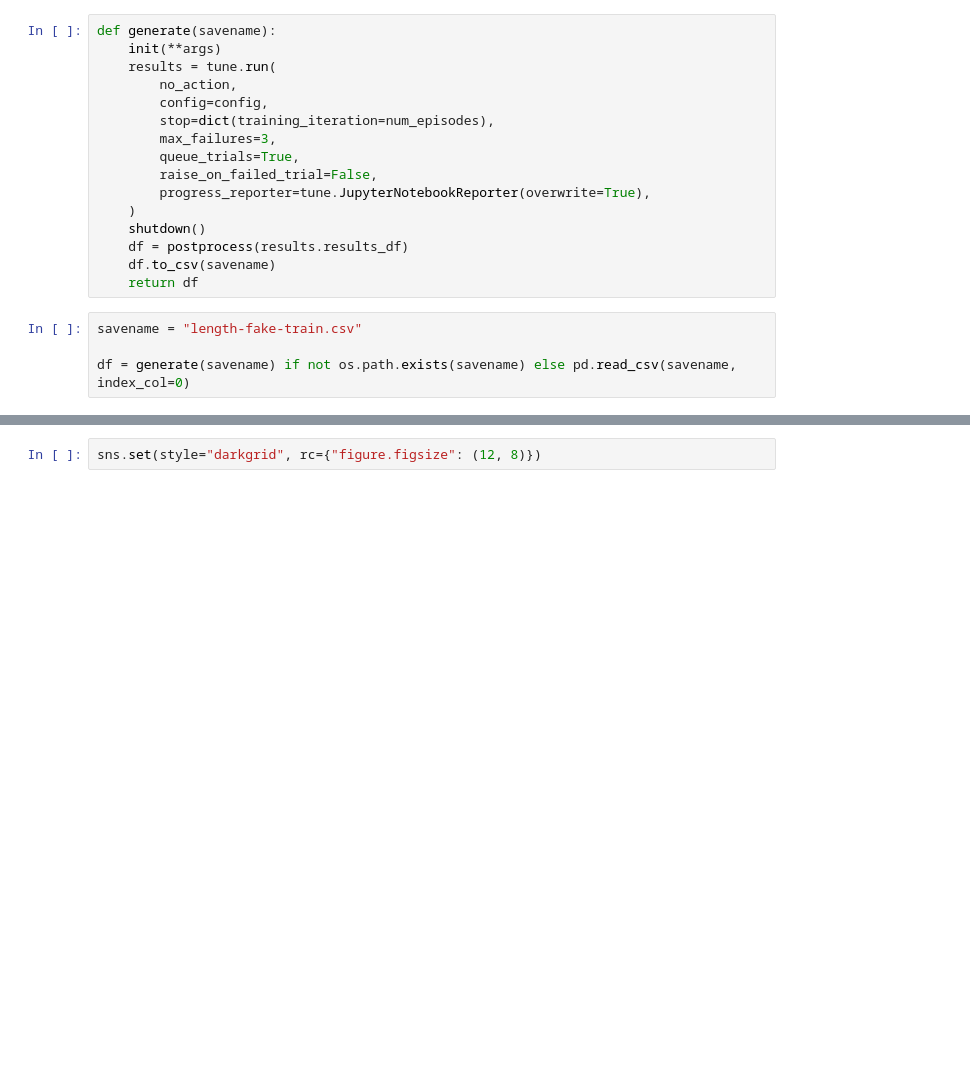
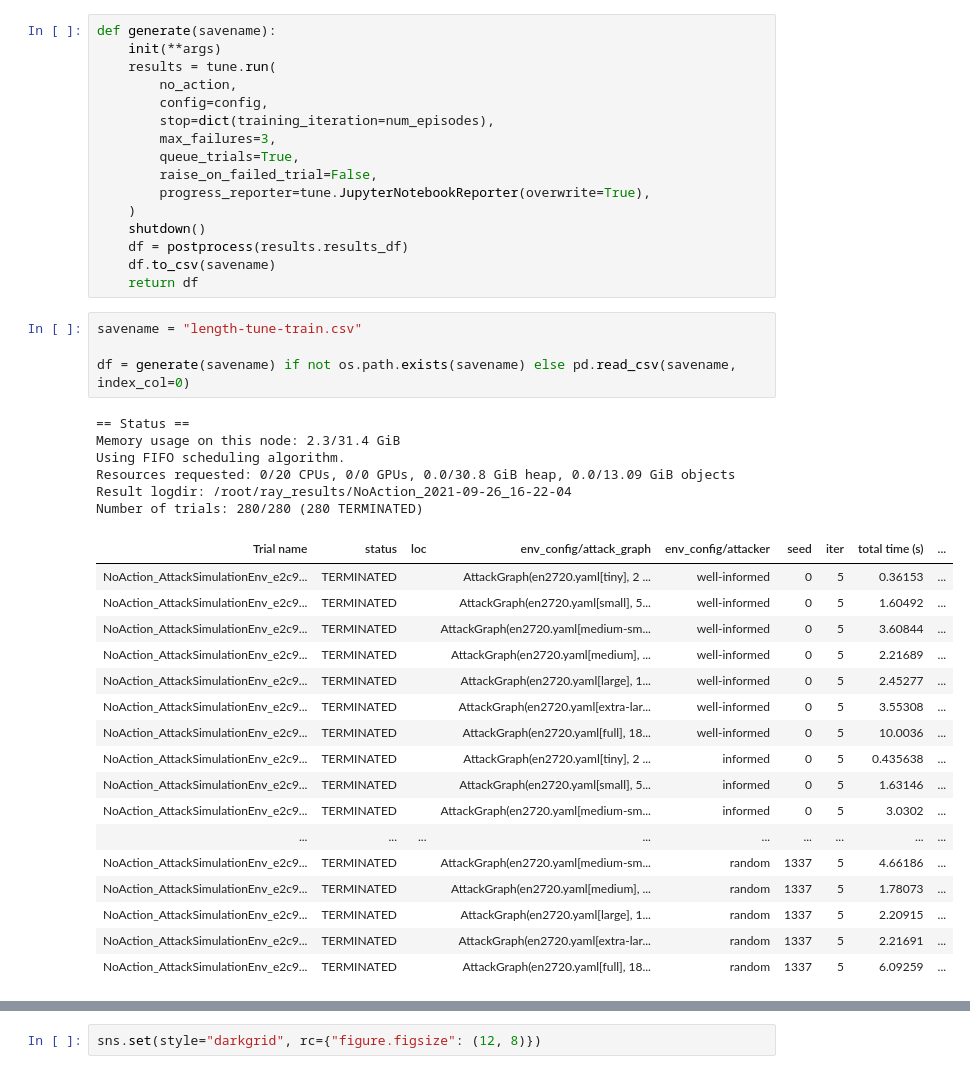
Before and after one commit to KTH-SSAS/cyber-attack-simulator, a Jupyter notebook: notebooks/length-check-tune-train.ipynb, the cells around one changed output, grey strips where cells are left out. Cells and saved outputs as stored; diff of their text form; blank space fills up the shorter version.

Commit message:
Update length-check notebooks

```diff
--- a/notebooks/length-check-tune-train.ipynb
+++ b/notebooks/length-check-tune-train.ipynb
@@ -101,6 +109,30 @@ def generate(savename):
     df.to_csv(savename)
     return df
 # %%
-savename = "length-fake-train.csv"
+savename = "length-tune-train.csv"
 
 df = generate(savename) if not os.path.exists(savename) else pd.read_csv(savename, index_col=0)
+# %% [output]
+== Status ==
+Memory usage on this node: 2.3/31.4 GiB
+Using FIFO scheduling algorithm.
+Resources requested: 0/20 CPUs, 0/0 GPUs, 0.0/30.8 GiB heap, 0.0/13.09 GiB objects
+Result logdir: /root/ray_results/NoAction_2021-09-26_16-22-04
+Number of trials: 280/280 (280 TERMINATED)
+| Trial name | status | loc | env_config/attack_graph | env_config/attacker | seed | iter | total time (s) | ... |
+| NoAction_AttackSimulationEnv_e2c9... | TERMINATED |  | AttackGraph(en2720.yaml[tiny], 2 ... | well-informed | 0 | 5 | 0.36153 | ... |
+| NoAction_AttackSimulationEnv_e2c9... | TERMINATED |  | AttackGraph(en2720.yaml[small], 5... | well-informed | 0 | 5 | 1.60492 | ... |
+| NoAction_AttackSimulationEnv_e2c9... | TERMINATED |  | AttackGraph(en2720.yaml[medium-sm... | well-informed | 0 | 5 | 3.60844 | ... |
+| NoAction_AttackSimulationEnv_e2c9... | TERMINATED |  | AttackGraph(en2720.yaml[medium], ... | well-informed | 0 | 5 | 2.21689 | ... |
+| NoAction_AttackSimulationEnv_e2c9... | TERMINATED |  | AttackGraph(en2720.yaml[large], 1... | well-informed | 0 | 5 | 2.45277 | ... |
+| NoAction_AttackSimulationEnv_e2c9... | TERMINATED |  | AttackGraph(en2720.yaml[extra-lar... | well-informed | 0 | 5 | 3.55308 | ... |
+| NoAction_AttackSimulationEnv_e2c9... | TERMINATED |  | AttackGraph(en2720.yaml[full], 18... | well-informed | 0 | 5 | 10.0036 | ... |
+| NoAction_AttackSimulationEnv_e2c9... | TERMINATED |  | AttackGraph(en2720.yaml[tiny], 2 ... | informed | 0 | 5 | 0.435638 | ... |
+| NoAction_AttackSimulationEnv_e2c9... | TERMINATED |  | AttackGraph(en2720.yaml[small], 5... | informed | 0 | 5 | 1.63146 | ... |
+| NoAction_AttackSimulationEnv_e2c9... | TERMINATED |  | AttackGraph(en2720.yaml[medium-sm... | informed | 0 | 5 | 3.0302 | ... |
+| ... | ... | ... | ... | ... | ... | ... | ... | ... |
+| NoAction_AttackSimulationEnv_e2c9... | TERMINATED |  | AttackGraph(en2720.yaml[medium-sm... | random | 1337 | 5 | 4.66186 | ... |
+| NoAction_AttackSimulationEnv_e2c9... | TERMINATED |  | AttackGraph(en2720.yaml[medium], ... | random | 1337 | 5 | 1.78073 | ... |
+| NoAction_AttackSimulationEnv_e2c9... | TERMINATED |  | AttackGraph(en2720.yaml[large], 1... | random | 1337 | 5 | 2.20915 | ... |
+| NoAction_AttackSimulationEnv_e2c9... | TERMINATED |  | AttackGraph(en2720.yaml[extra-lar... | random | 1337 | 5 | 2.21691 | ... |
+| NoAction_AttackSimulationEnv_e2c9... | TERMINATED |  | AttackGraph(en2720.yaml[full], 18... | random | 1337 | 5 | 6.09259 | ... |
```
Also changed, not shown: parts of 2 cells of this notebook, 8 other files.
